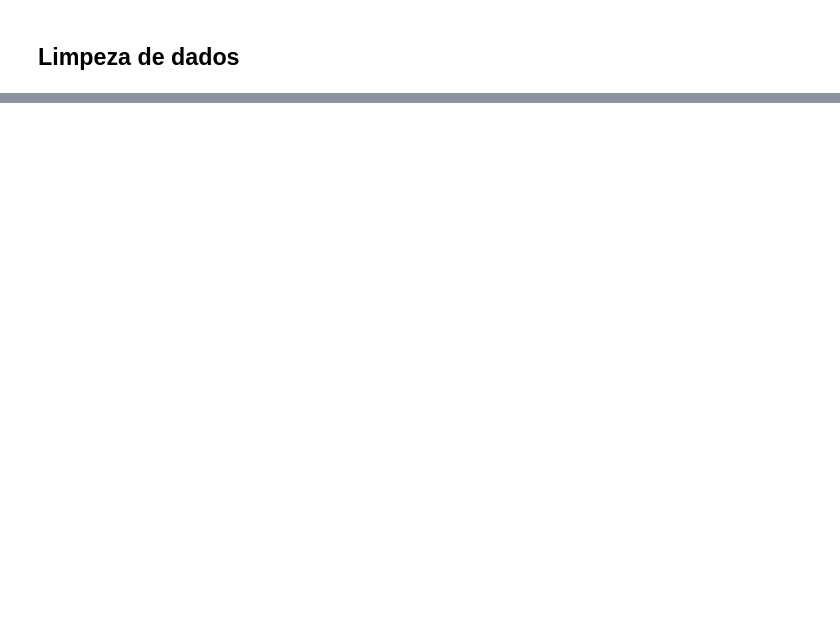
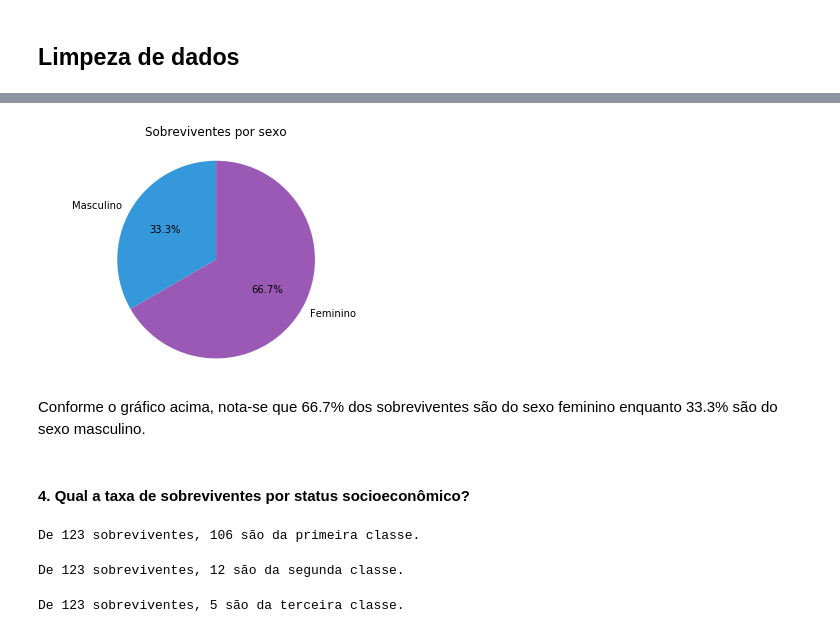
Before and after one commit to calaca/ndfdsi-investigate-a-dataset, a Jupyter notebook: investigate_a_dataset_titanic.ipynb, the cells around one changed output, grey strips where cells are left out. Saved outputs shown, nothing was run; the diff lists cells and outputs as text; code cells hidden in the pictures; blank space fills up the shorter version.

```diff
--- a/investigate_a_dataset_titanic.ipynb
+++ b/investigate_a_dataset_titanic.ipynb
@@ -347,0 +313,25 @@ Nota-se que houveram mais sobreviventes do que mortos neste acidente. Dos sobrev
+# %%
+num_survivors_sex = np.array([num_male_survivors, num_female_survivors])
+labels = ['Masculino', 'Feminino']
+create_chart('pie', num_survivors_sex, labels, ['#3498db', '#9b59b6'], 'Sobreviventes por sexo', '', '')
+# %% [output]
+[figure, added]
+# %% [markdown]
+Conforme o gráfico acima, nota-se que 66.7% dos sobreviventes são do sexo feminino enquanto 33.3% são do sexo masculino.
+# %% [markdown]
+#### 4. Qual a taxa de sobreviventes por status socioeconômico?
+# %%
+num_first_survivors = df[(df['survived']=='yes') & (df['p_class']==1)].count()[0]
+print('De {} sobreviventes, {} são da primeira classe.'.format(num_survivors, num_first_survivors))
+# %% [output]
+De 123 sobreviventes, 106 são da primeira classe.
+# %%
+num_second_survivors = df[(df['survived']=='yes') & (df['p_class']==2)].count()[0]
+print('De {} sobreviventes, {} são da segunda classe.'.format(num_survivors, num_second_survivors))
+# %% [output]
+De 123 sobreviventes, 12 são da segunda classe.
+# %%
+num_third_survivors = df[(df['survived']=='yes') & (df['p_class']==3)].count()[0]
+print('De {} sobreviventes, {} são da terceira classe.'.format(num_survivors, num_third_survivors))
+# %% [output]
+De 123 sobreviventes, 5 são da terceira classe.
```
Also changed, not shown: parts of 104 cells of this notebook, 1 other file.
